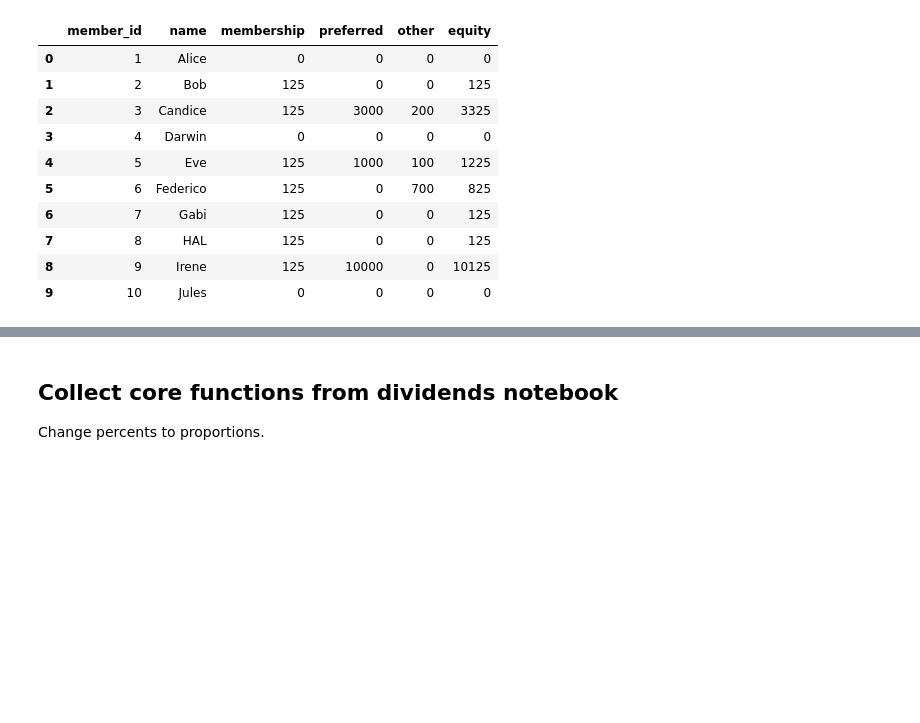
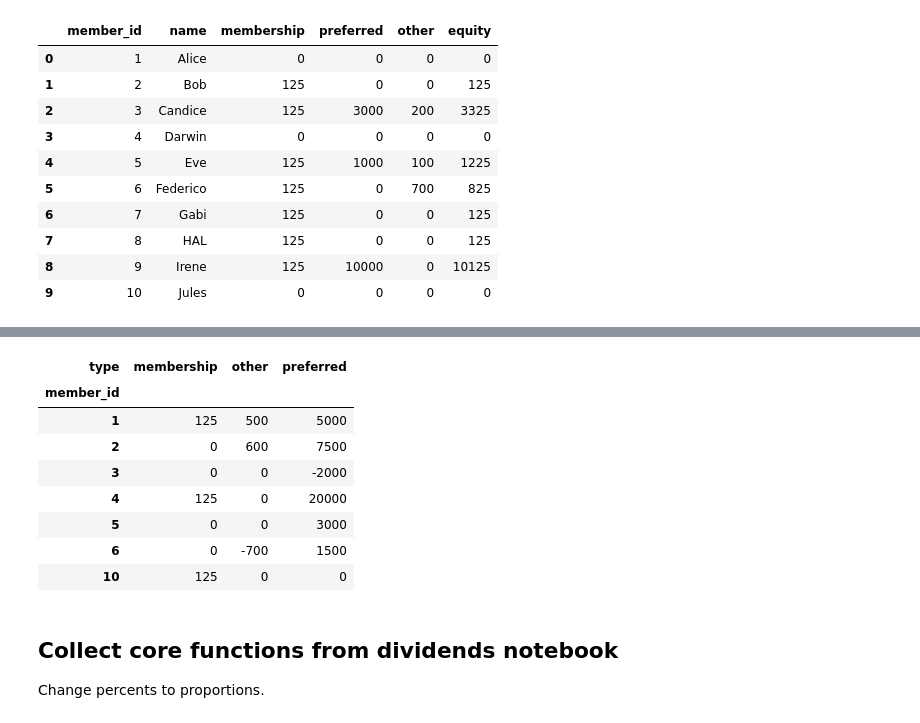
Before and after one commit to NathanielBlairStahn/sscofi, a Jupyter notebook: sscofi_allocations.ipynb, the cells around one changed output, grey strips where cells are left out. Saved outputs shown, nothing was run; the diff lists cells and outputs as text; code cells hidden in the pictures; blank space fills up the shorter version.

```diff
--- a/sscofi_allocations.ipynb
+++ b/sscofi_allocations.ipynb
@@ -68,3 +70,17 @@ contributions_df
+# %%
+#The pivot_table function will be useful for converting a list of
+#capital contributions to a 'previous equity' dataframe up to a given year.
+contributions_df.pivot_table(index=['member_id'], columns=['type'], values='amount', aggfunc=np.sum, fill_value=0)
+# %% [output]
+| type | membership | other | preferred |
+| member_id |  |  |  |
+| 1 | 125 | 500 | 5000 |
+| 2 | 0 | 600 | 7500 |
+| 3 | 0 | 0 | -2000 |
+| 4 | 125 | 0 | 20000 |
+| 5 | 0 | 0 | 3000 |
+| 6 | 0 | -700 | 1500 |
+| 10 | 125 | 0 | 0 |
 # %% [markdown]
 ## Collect core functions from dividends notebook
 
```
Also changed, not shown: parts of 21 cells of this notebook.
